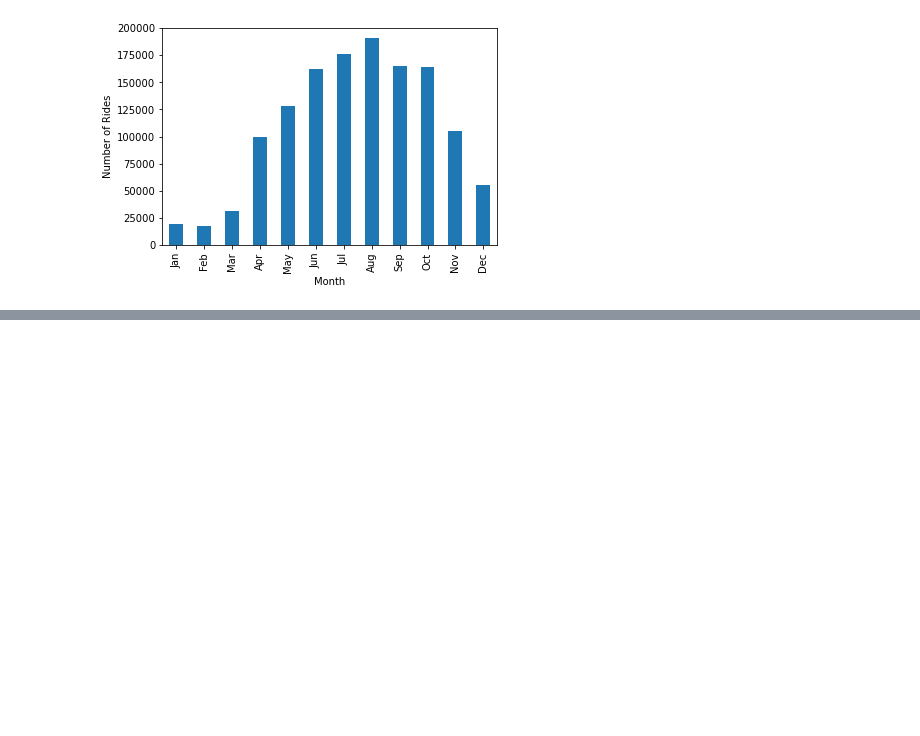
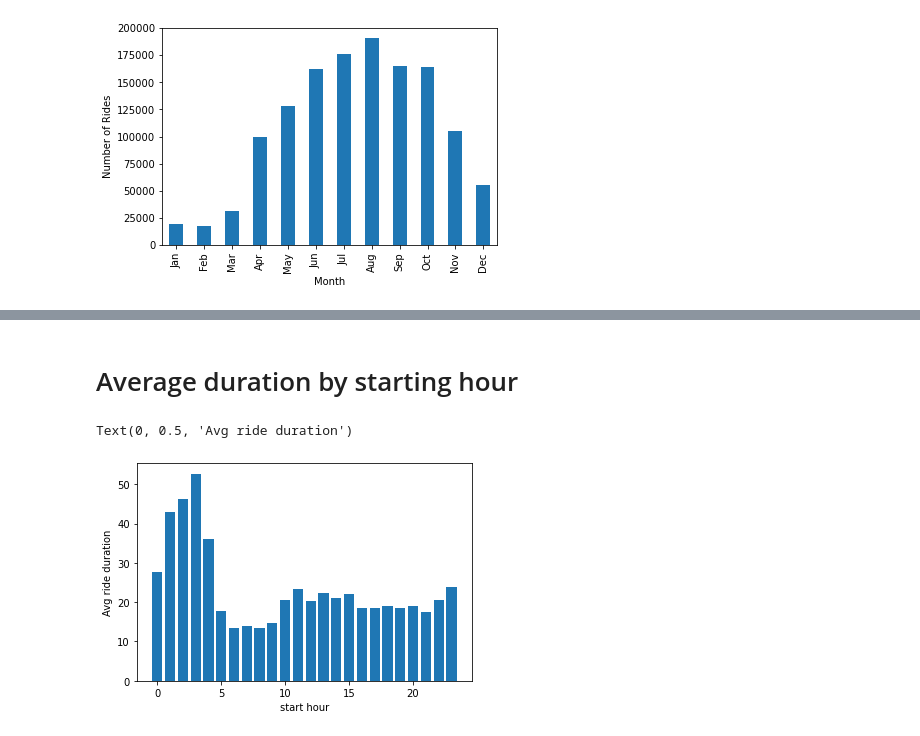
Before and after one commit to OliverSauren/AA_22_Team_14, a Jupyter notebook: Temporal.ipynb, the cells around one changed output, grey strips where cells are left out. Saved outputs shown, nothing was run; the diff lists cells and outputs as text; code cells hidden in the pictures; blank space fills up the shorter version.

Commit message:
Update Temporal.ipynb
Added durations

```diff
--- a/Temporal.ipynb
+++ b/Temporal.ipynb
@@ -373,0 +393,11 @@ Text(0, 0.5, 'Number of Rides')
+# %% [markdown]
+# Average duration by starting hour
+# %%
+grouped_duration_hour = data.groupby("start_hour")['duration_minutes'].describe()
+plt.bar(grouped_duration_hour.index, grouped_duration_hour["mean"])
+f = plt.gca()
+plt.xlabel("start hour")
+plt.ylabel("Avg ride duration")
+# %% [output]
+Text(0, 0.5, 'Avg ride duration')
+[figure, added]
```
Also changed, not shown: parts of 6 cells of this notebook.
